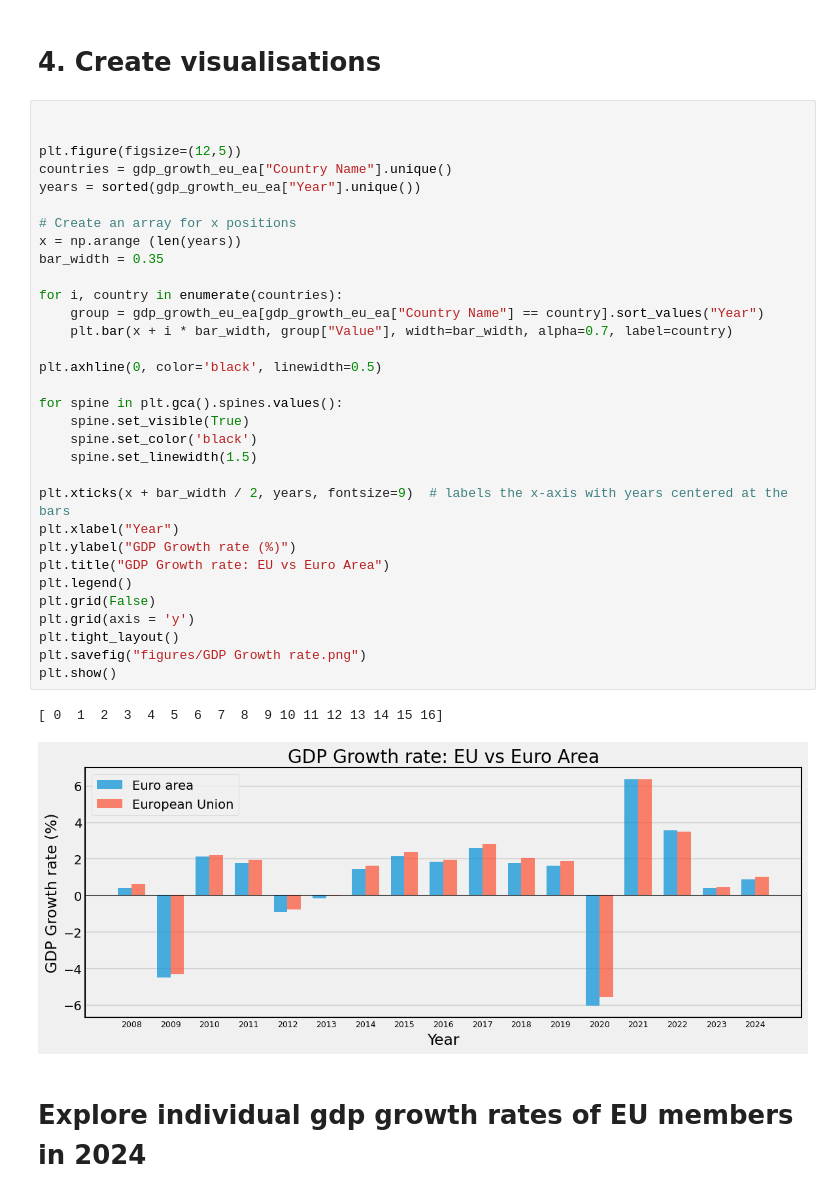
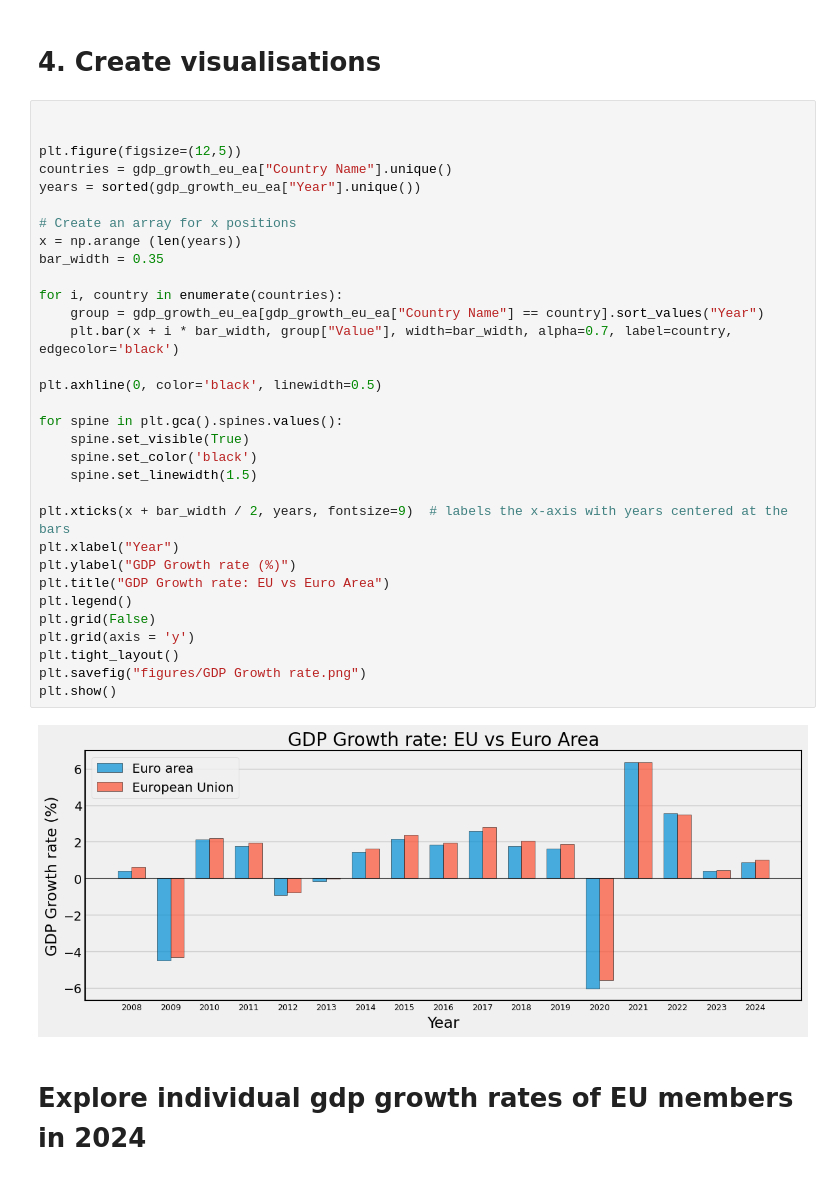
Before and after one commit to KaranjaEve/GDP-growth, a Jupyter notebook: notebooks/gdp_eu_analysis.ipynb, the cells around one changed output. Saved outputs shown, nothing was run; the diff lists cells and outputs as text.

```diff
--- a/notebooks/gdp_eu_analysis.ipynb
+++ b/notebooks/gdp_eu_analysis.ipynb
@@ -151,36 +151,35 @@ gdp_growth_eu_ea.describe()
 
 plt.figure(figsize=(12,5))
 countries = gdp_growth_eu_ea["Country Name"].unique()
 years = sorted(gdp_growth_eu_ea["Year"].unique())
 
 # Create an array for x positions
 x = np.arange (len(years))
 bar_width = 0.35
 
 for i, country in enumerate(countries):
     group = gdp_growth_eu_ea[gdp_growth_eu_ea["Country Name"] == country].sort_values("Year")
-    plt.bar(x + i * bar_width, group["Value"], width=bar_width, alpha=0.7, label=country)
+    plt.bar(x + i * bar_width, group["Value"], width=bar_width, alpha=0.7, label=country, edgecolor='black')
 
 plt.axhline(0, color='black', linewidth=0.5)
 
 for spine in plt.gca().spines.values():
     spine.set_visible(True)
     spine.set_color('black')
     spine.set_linewidth(1.5)
 
 plt.xticks(x + bar_width / 2, years, fontsize=9)  # labels the x-axis with years centered at the bars
 plt.xlabel("Year")
 plt.ylabel("GDP Growth rate (%)")
 plt.title("GDP Growth rate: EU vs Euro Area")
 plt.legend()
 plt.grid(False)
 plt.grid(axis = 'y')
 plt.tight_layout()
 plt.savefig("figures/GDP Growth rate.png")
 plt.show()
 # %% [output]
-[ 0  1  2  3  4  5  6  7  8  9 10 11 12 13 14 15 16]
-[figure, old version]
+[figure, new version]
 # %% [markdown]
 # Explore individual gdp growth rates of EU members in 2024
 # %%
```
Also changed, not shown: parts of 2 cells of this notebook.
